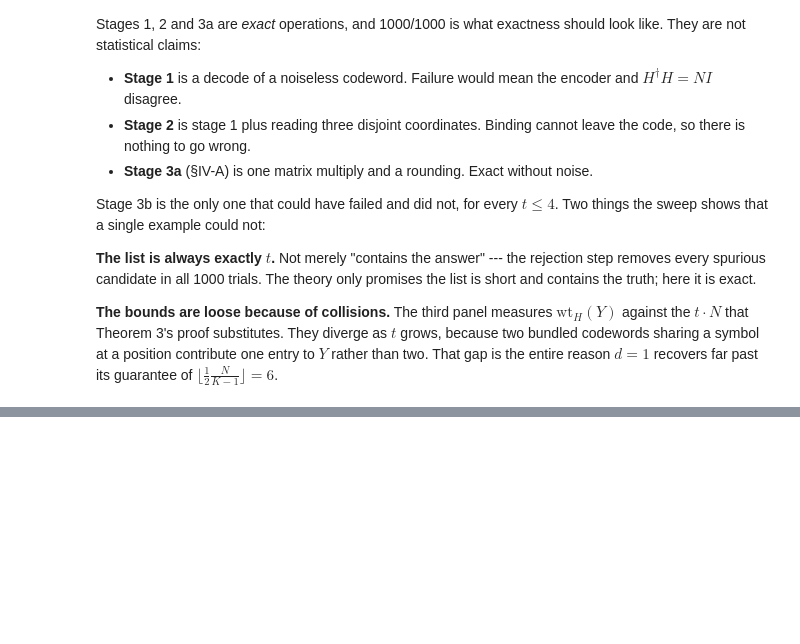
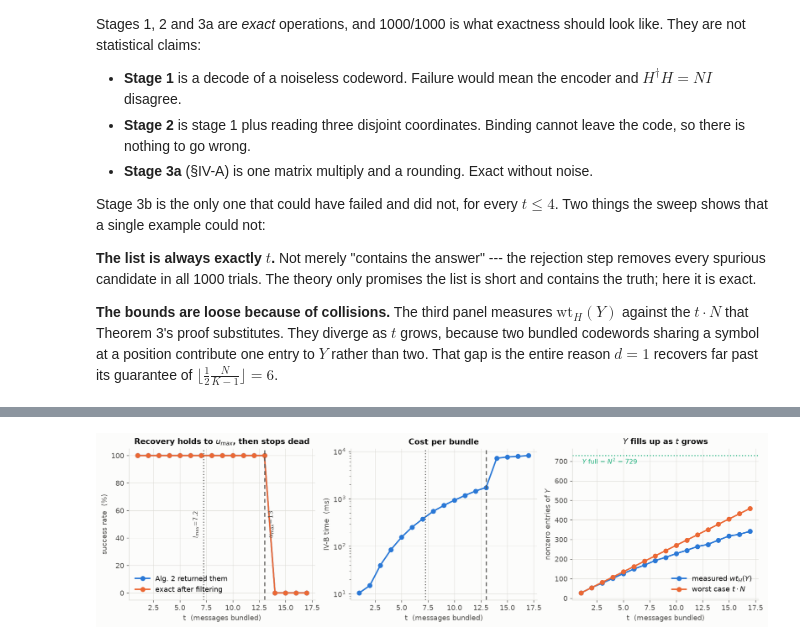
Before and after one commit to Harshahi/HIsto, a Jupyter notebook: end_to_end.ipynb, the cells around one changed output, grey strips where cells are left out. Drawn from its saved outputs; the diff is of its cells as text; code cells hidden in the pictures; blank space fills up the shorter version.

```diff
--- a/end_to_end.ipynb
+++ b/end_to_end.ipynb
@@ -605,0 +689,20 @@ recovers far past its guarantee of $\lfloor \frac{1}{2}\frac{N}{K-1}\rfloor = 6$
+# %%
+rate = lambda t, f: 100.0 * np.mean([r[f] for r in break_rows if r["t"] == t])
+med = lambda t, f: np.median([r[f] for r in break_rows if r["t"] == t])
+
+print(f"{'t':>3} {'t(K-1)':>7} {'vs N':>6} {'Alg2 has them':>14} {'exact':>7} "
+      f"{'list':>6} {'wt(Y)':>7} {'ms':>8}")
+print("-" * 70)
+for t in BREAK_TS:
+    flag = "<" if t * (K - 1) < N else ">="
+    print(f"{t:>3} {t * (K - 1):>7} {flag:>3} {N:<2} {rate(t, 'in_raw'):>13.0f}% "
+          f"{rate(t, 'exact'):>6.0f}% {med(t, 'n_list'):>6.0f} "
+          f"{med(t, 'wtY'):>7.0f} {med(t, 'ms'):>8.0f}")
+
+last_ok = max(t for t in BREAK_TS if rate(t, "exact") == 100.0)
+first_bad = min((t for t in BREAK_TS if rate(t, "exact") == 0.0), default=None)
+print(f"\nlast t that always works: {last_ok}        u_max = {u_max}")
+print(f"first t that always fails: {first_bad}")
+assert last_ok == u_max, f"recovery should hold exactly to u_max = {u_max}"
+assert first_bad == u_max + 1, "and fail immediately after"
+print(f"\nThe wall is exactly u_max, and it is one item wide -- no gradual decay.")
@@ -605,0 +727,55 @@ recovers far past its guarantee of $\lfloor \frac{1}{2}\frac{N}{K-1}\rfloor = 6$
+# %%
+fig, axes = plt.subplots(1, 3, figsize=(13.2, 3.9))
+xs = BREAK_TS
+
+def mark(ax):
+    ax.axvline(l_max, color=PAL["ink2"], linestyle=(0, (1, 2)), linewidth=1.4)
+    ax.axvline(u_max, color=PAL["ink2"], linestyle=(0, (4, 3)), linewidth=1.4)
+
+# 1. where it breaks, and which stage
+ax = axes[0]
+ax.plot(xs, [rate(t, "in_raw") for t in xs], color=PAL["series"][0], marker="o",
+        label="Alg. 2 returned them")
+ax.plot(xs, [rate(t, "exact") for t in xs], color=PAL["series"][1], marker="o",
+        label="exact after filtering")
+mark(ax)
+ax.annotate(f"$l_{{max}}$={l_max:.1f}", (l_max, 50), xytext=(-6, 0),
+            textcoords="offset points", rotation=90, va="center", ha="right",
+            color=PAL["ink2"], fontsize=9)
+ax.annotate(f"$u_{{max}}$={u_max}", (u_max, 50), xytext=(5, 0),
+            textcoords="offset points", rotation=90, va="center",
+            color=PAL["ink2"], fontsize=9)
+ax.set_xlabel("t  (messages bundled)")
+ax.set_ylabel("success rate  (%)")
+ax.set_ylim(-5, 105)
+ax.set_title("Recovery holds to $u_{max}$, then stops dead")
+ax.legend(loc="lower left")
+
+# 2. what it costs on the way there
+ax = axes[1]
+ax.plot(xs, [med(t, "ms") for t in xs], color=PAL["series"][0], marker="o")
+mark(ax)
+ax.set_yscale("log")
+ax.set_xlabel("t  (messages bundled)")
+ax.set_ylabel("IV-B time  (ms)")
+ax.set_title("Cost per bundle")
+
+# 3. the slack that lets d=1 outrun its guarantee
+ax = axes[2]
+ax.plot(xs, [med(t, "wtY") for t in xs], color=PAL["series"][0], marker="o",
+        label="measured $wt_H(Y)$")
+ax.plot(xs, [min(t * N, N * N) for t in xs], color=PAL["series"][1], marker="o",
+        label="worst case $t \\cdot N$")
+ax.axhline(N * N, color=PAL["series"][2], linestyle=(0, (1, 2)), linewidth=1.4)
+ax.annotate(f"$Y$ full = $N^2$ = {N * N}", (xs[0], N * N), xytext=(2, -12),
+            textcoords="offset points", color=PAL["series"][2], fontsize=9)
+ax.set_xlabel("t  (messages bundled)")
+ax.set_ylabel("nonzero entries of $Y$")
+ax.set_title("$Y$ fills up as $t$ grows")
+ax.legend(loc="lower right")
+
+fig.tight_layout()
+fig.savefig("figures/e2e_break.png", bbox_inches="tight")
+plt.show()
+# %% [output]
+[figure, added]
```
Also changed, not shown: parts of 7 cells of this notebook, 57 other files.
